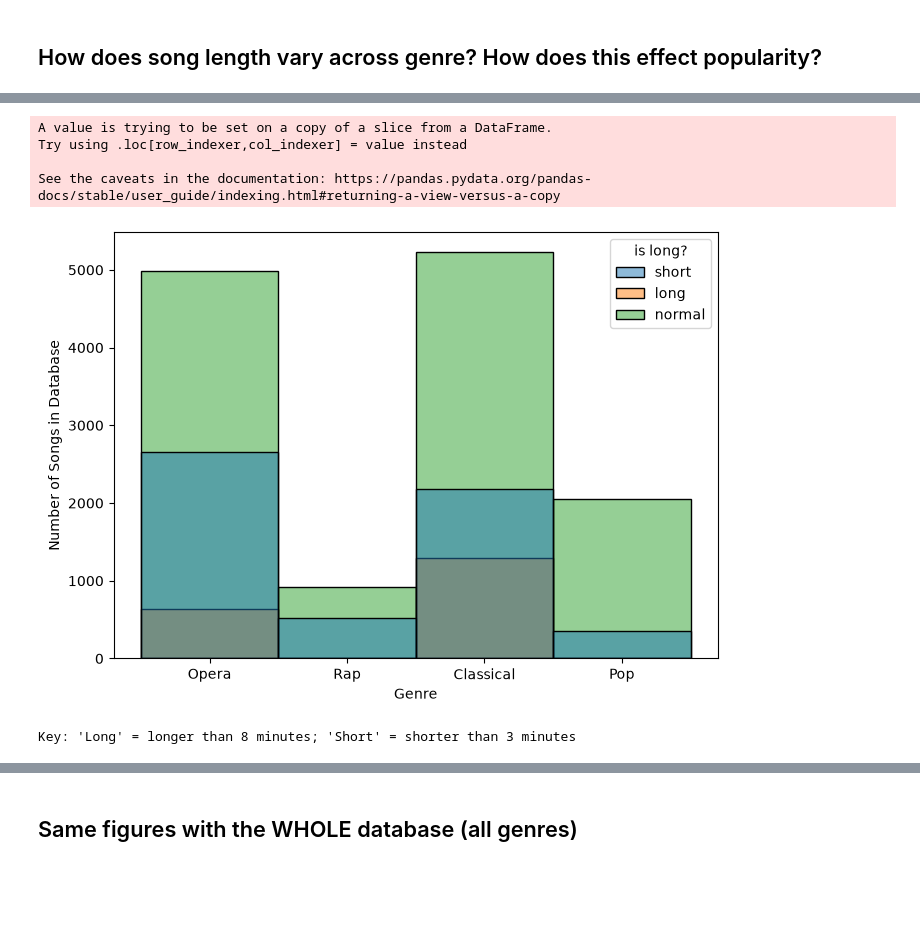
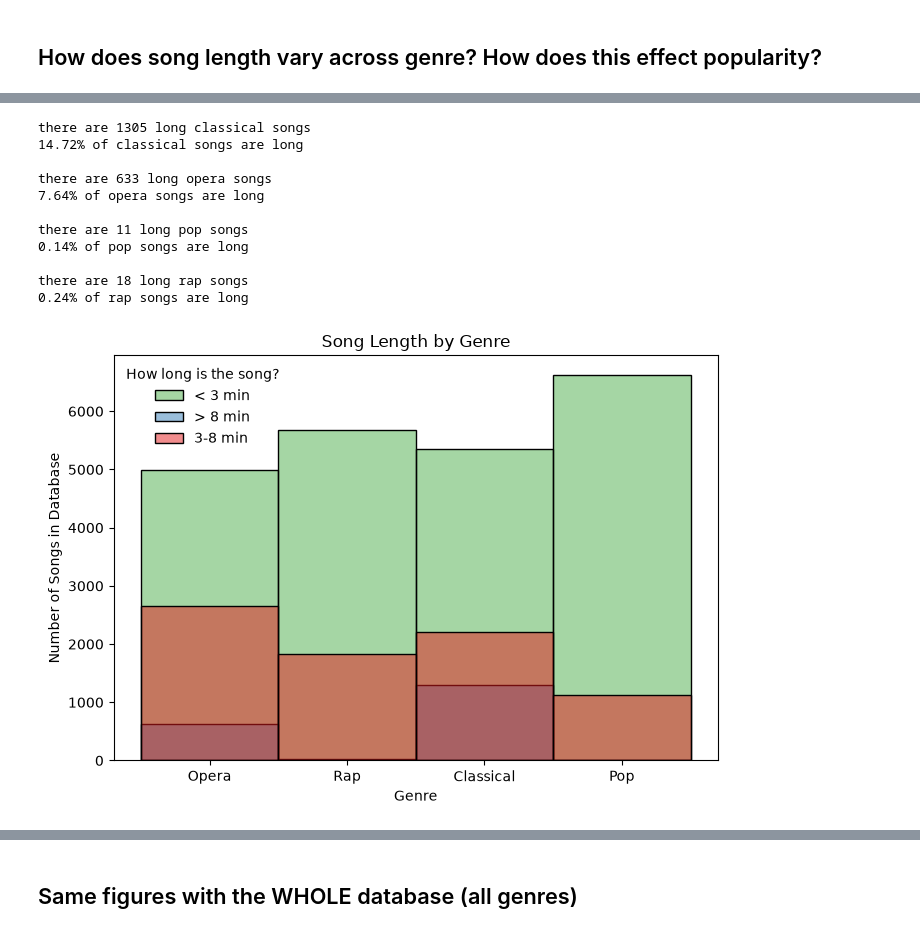
Before and after one commit to kellyloveskelp/eds217, a Jupyter notebook: Final_Project/Project_The_Twos.ipynb, the cells around one changed output, grey strips where cells are left out. Drawn from its saved outputs; the diff is of its cells as text; code cells hidden in the pictures; blank space fills up the shorter version.

```diff
--- a/Final_Project/Project_The_Twos.ipynb
+++ b/Final_Project/Project_The_Twos.ipynb
@@ -127,8 +160,3 @@ tempo               0
 time_signature      0
 valence             0
 dtype: int64
-# %%
-# Remove duplicates-- there's a lot!
-spotify = spotify.drop_duplicates(subset=['artist_name', 'track_name'])
-print(spotify.shape)
-print(232724-176513,"rows dropped")
@@ -149,0 +171,5 @@ array(['Opera', 'Rap', 'Classical', 'Pop'], dtype=object)
+# %%
+# Remove duplicates-- there's a lot!
+spotify_filtered = spotify_filtered.drop_duplicates(subset=['artist_name', 'track_name'])
+print(spotify_filtered.shape)
+print(36154-32438,"rows dropped")
@@ -240,40 +280,52 @@ long_rap = rap[rap['duration_ms'] > 480000]
 print(f"there are {len(long_rap)} long rap songs")
 percent_rap = ((len(long_rap)) / (len(rap))) * 100
 print(f"{round(percent_rap, 2)}% of rap songs are long")
+# %% [output]
+there are 1305 long classical songs
+14.72% of classical songs are long
+
+there are 633 long opera songs
+7.64% of opera songs are long
+
+there are 11 long pop songs
+0.14% of pop songs are long
+
+there are 18 long rap songs
+0.24% of rap songs are long
 # %%
 # create and apply function to classify songs as
 # long/normal/short
 
 def islong(d):
     if d > 480000:
-        return "long"
+        return "> 8 min"
     elif d < 180000:
-        return "short"
+        return "< 3 min"
     else:
-        return "normal"
+        return "3-8 min"
 
 spotify_filtered['is long?'] = spotify_filtered['duration_ms'].apply(islong)
 
 # gives a warning message but works!
-# %% [output]
-A value is trying to be set on a copy of a slice from a DataFrame.
-Try using .loc[row_indexer,col_indexer] = value instead
-
-See the caveats in the documentation: https://pandas.pydata.org/pandas-docs/stable/user_guide/indexing.html#returning-a-view-versus-a-copy
 # %%
 # Plot relative counts of
 # song length cateogires for
 #  our three selected genres
 plt.figure(figsize=(7, 5))
-sns.histplot(data=spotify_filtered, x='genre', hue='is long?')
+sns.histplot(data=spotify_filtered, x='genre', hue='is long?', palette='Set1')
 plt.xlabel('Genre')
 plt.ylabel('Number of Songs in Database')
+plt.legend(
+    spotify_filtered['is long?'],
+    title= "How long is the song?",
+    loc= 'upper left',
+    frameon=False
+    )
+plt.title("Song Length by Genre")
 plt.tight_layout()
 plt.show()
-print("Key: 'Long' = longer than 8 minutes; 'Short' = shorter than 3 minutes")
 # %% [output]
-[figure, old version]
+[figure, new version]
-Key: 'Long' = longer than 8 minutes; 'Short' = shorter than 3 minutes
 # %%
 # compare popularity of long vs not long songs
 # within these three selected genres
```
Also changed, not shown: parts of 23 cells of this notebook, 1 other file.
